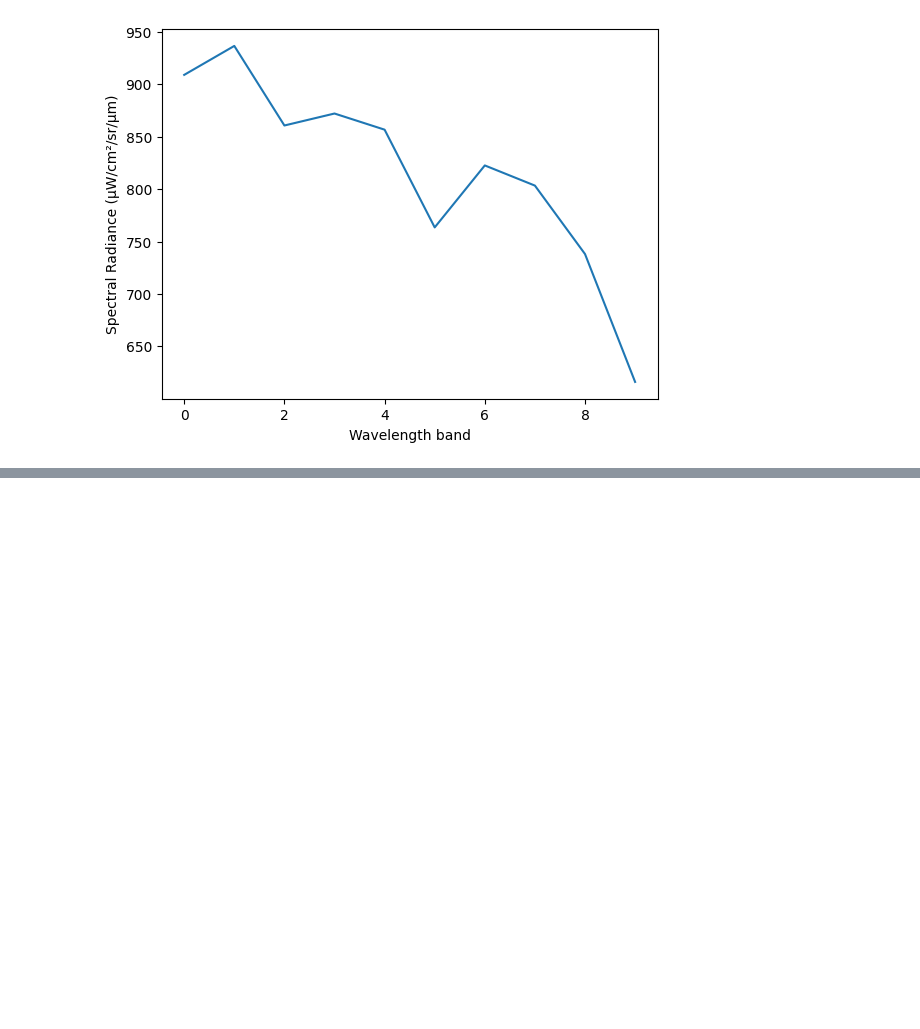
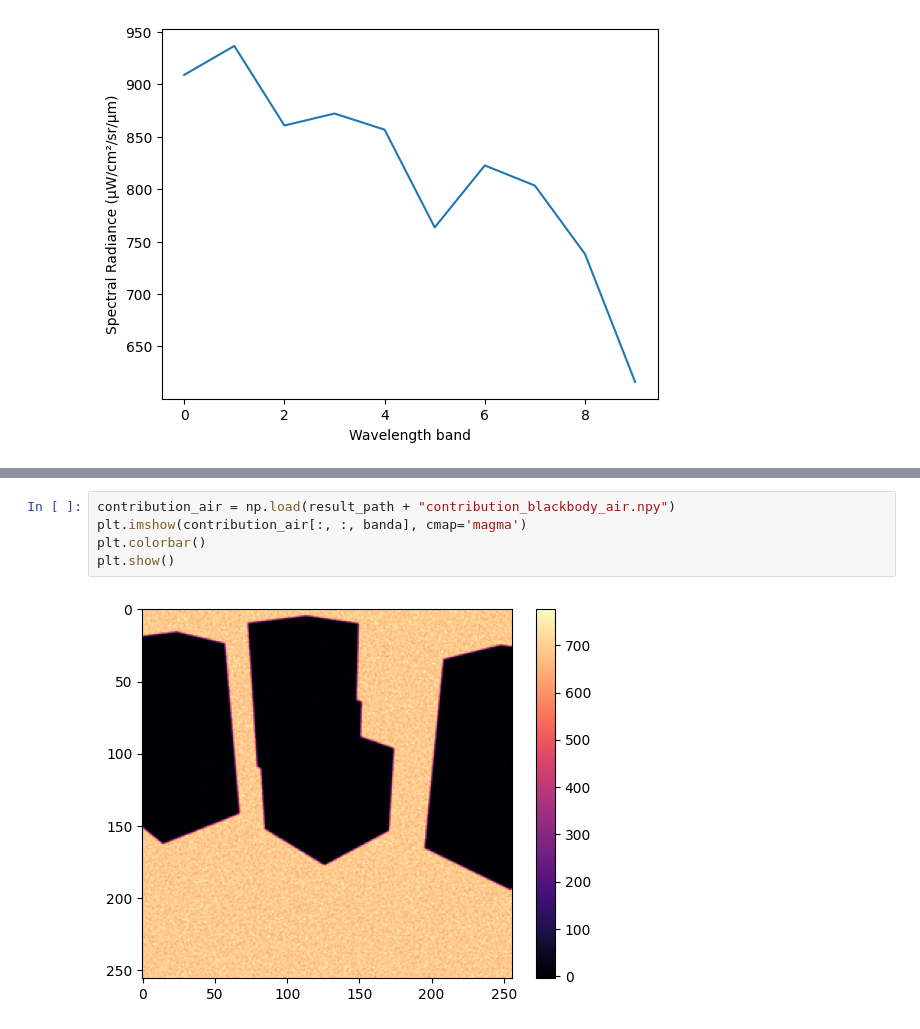
Before and after one commit to pimientoyolo/miThermal, a Jupyter notebook: notebooks/view_static.ipynb, the cells around one changed output, grey strips where cells are left out. Drawn from its saved outputs; the diff is of its cells as text; blank space fills up the shorter version.

```diff
--- a/notebooks/view_static.ipynb
+++ b/notebooks/view_static.ipynb
@@ -52,0 +74,7 @@ Text(0, 0.5, 'Spectral Radiance (μW/cm²/sr/μm)')
+# %%
+contribution_air = np.load(result_path + "contribution_blackbody_air.npy")
+plt.imshow(contribution_air[:, :, banda], cmap='magma')
+plt.colorbar()
+plt.show()
+# %% [output]
+[figure, added]
```
Also changed, not shown: parts of 3 cells of this notebook, 6 other files.
